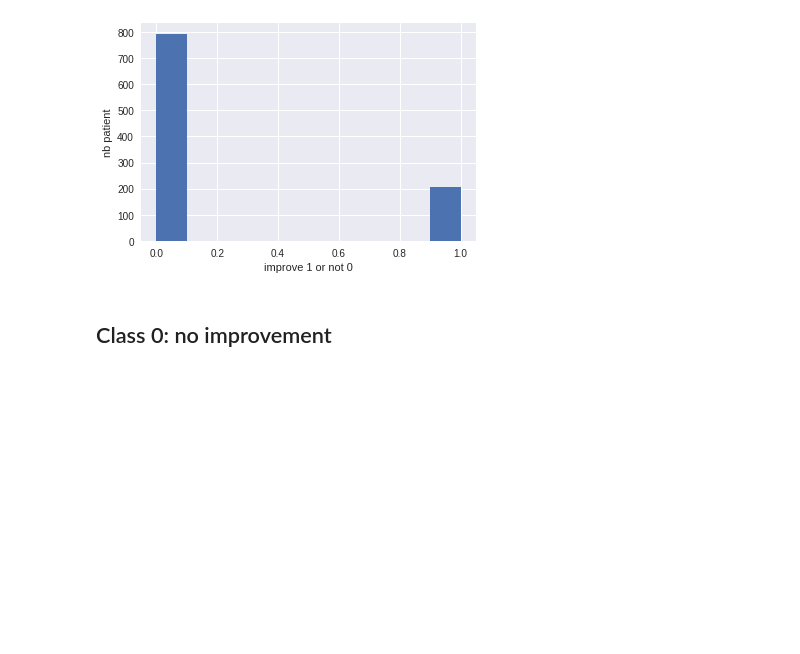
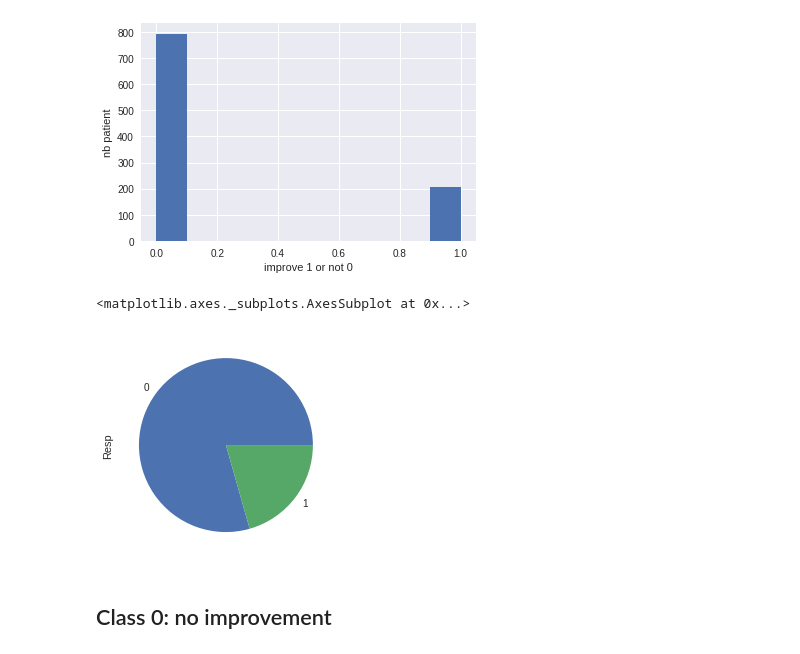
Before and after one commit to jerofad/HIV-1_Progression-Prediction, a Jupyter notebook: Notebooks/Data exploration_HIV _ Awa.ipynb, the cells around one changed output. Saved outputs shown, nothing was run; the diff lists cells and outputs as text; code cells hidden in the pictures; blank space fills up the shorter version.

```diff
--- a/Notebooks/Data exploration_HIV _ Awa.ipynb
+++ b/Notebooks/Data exploration_HIV _ Awa.ipynb
@@ -85,6 +85,11 @@ plt.xlabel("improve 1 or not 0")
 plt.savefig('imbalanced_plot')
 # %% [output]
 [figure]
+# %%
+data["Resp"].value_counts().plot.pie()
+# %% [output]
+<matplotlib.axes._subplots.AxesSubplot at 0x...>
+[figure, added]
 # %% [markdown]
 ## Class 0: no improvement
 # %%
```
Also changed, not shown: parts of 1 cell of this notebook, 4 other files.
